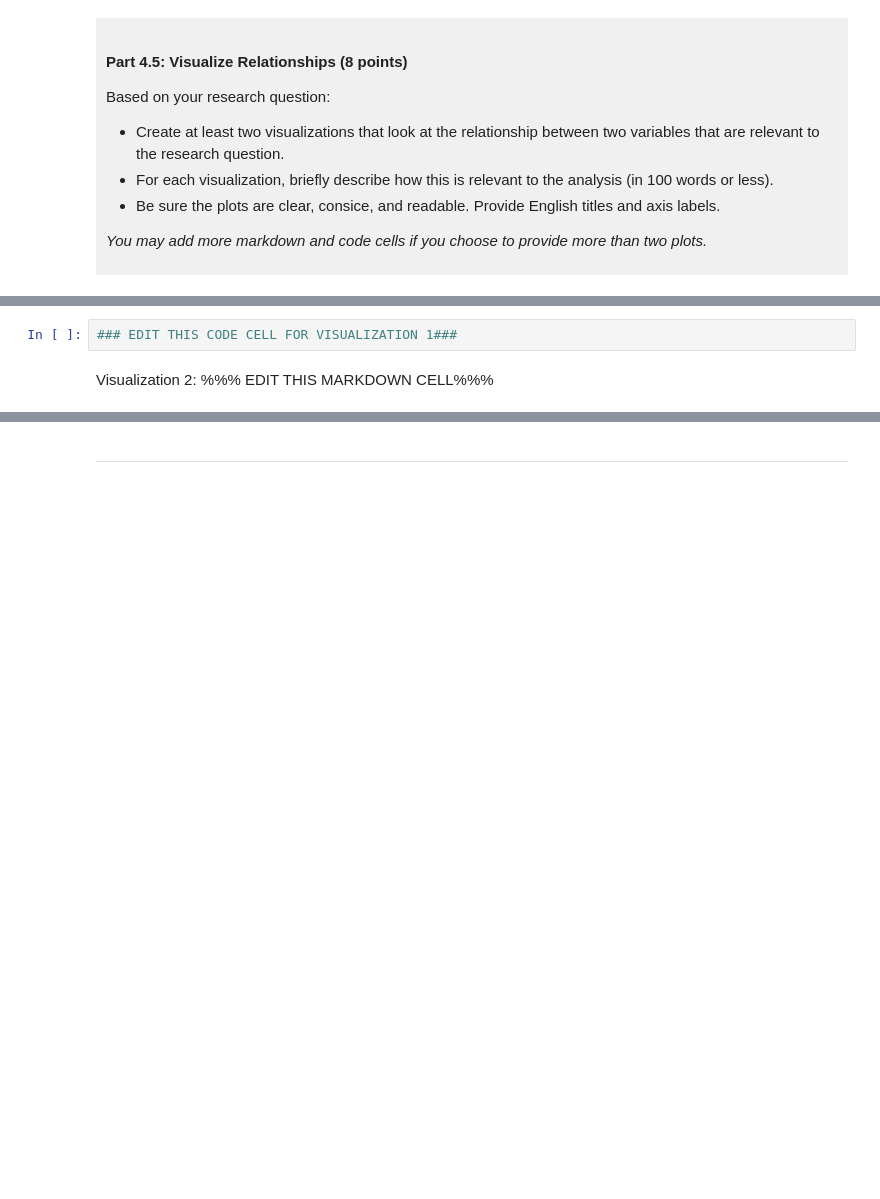
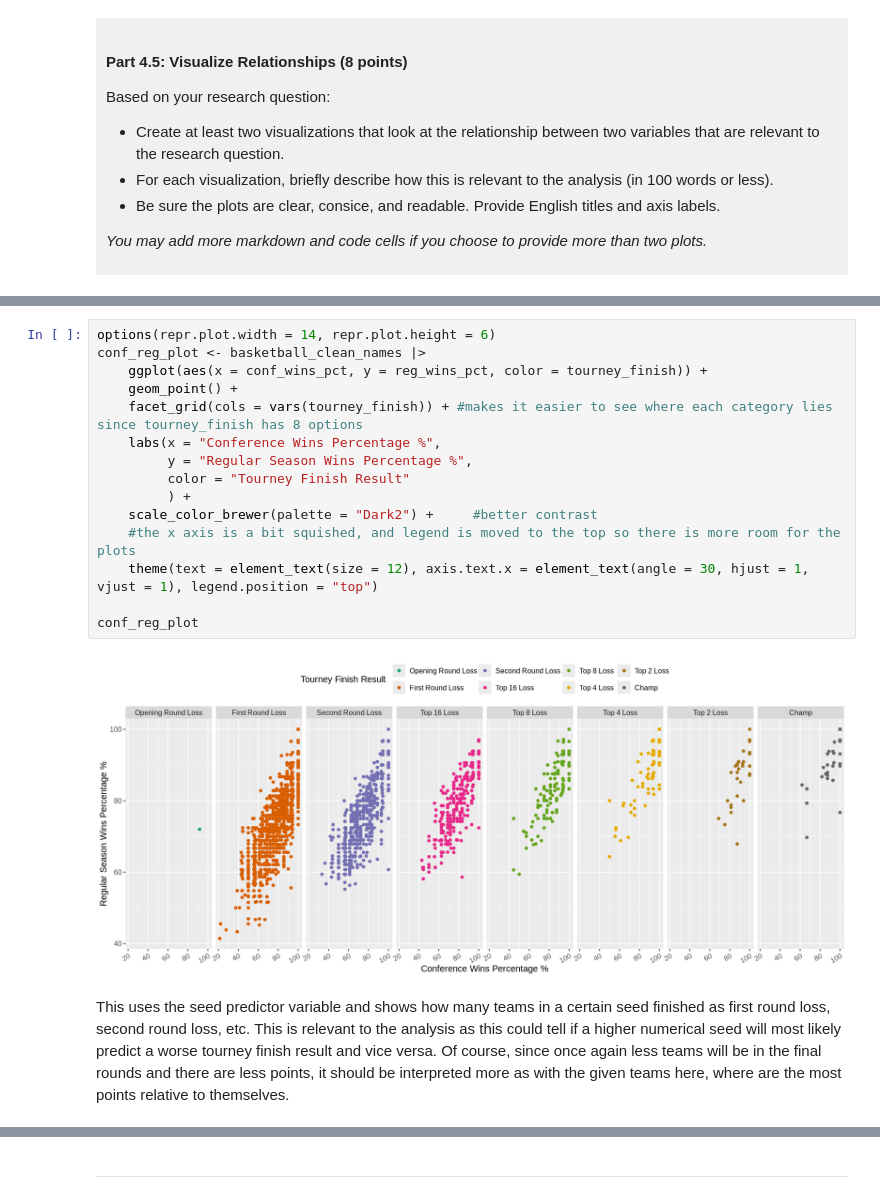
Before and after one commit to bridgetzrx/dsci-100-project-bridget-zhang, a Jupyter notebook: dsci-100-project-notebook.ipynb, the cells around one changed output, grey strips where cells are left out. Saved outputs shown, nothing was run; the diff lists cells and outputs as text; blank space fills up the shorter version.

```diff
--- a/dsci-100-project-notebook.ipynb
+++ b/dsci-100-project-notebook.ipynb
@@ -316,5 +413,22 @@ Visualization 1: %%% EDIT THIS MARKDOWN CELL%%%
 # %%
-### EDIT THIS CODE CELL FOR VISUALIZATION 1###
+options(repr.plot.width = 14, repr.plot.height = 6)
+conf_reg_plot <- basketball_clean_names |>
+    ggplot(aes(x = conf_wins_pct, y = reg_wins_pct, color = tourney_finish)) +
+    geom_point() +
+    facet_grid(cols = vars(tourney_finish)) + #makes it easier to see where each category lies since tourney_finish has 8 options
+    labs(x = "Conference Wins Percentage %",
+         y = "Regular Season Wins Percentage %",
+         color = "Tourney Finish Result"
+         ) +
+    scale_color_brewer(palette = "Dark2") +     #better contrast
+    #the x axis is a bit squished, and legend is moved to the top so there is more room for the plots
+    theme(text = element_text(size = 12), axis.text.x = element_text(angle = 30, hjust = 1, vjust = 1), legend.position = "top")
+
+conf_reg_plot
+# %% [output]
+[figure, added]
 # %% [markdown]
-Visualization 2: %%% EDIT THIS MARKDOWN CELL%%%
+This uses the seed predictor variable and shows how many teams in a certain seed finished as first round loss, second round loss, etc.
+This is relevant to the analysis as this could tell if a higher numerical seed will most likely predict a worse tourney finish result and vice versa.
+Of course, since once again less teams will be in the final rounds and there are less points, it should be interpreted more as with the given teams here, where are the most points relative to themselves.
 # %%
```
Also changed, not shown: parts of 11 cells of this notebook.
